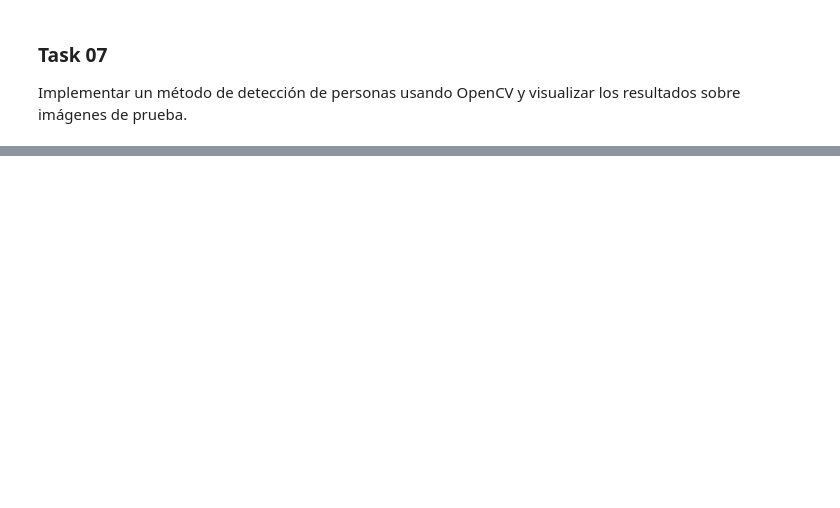
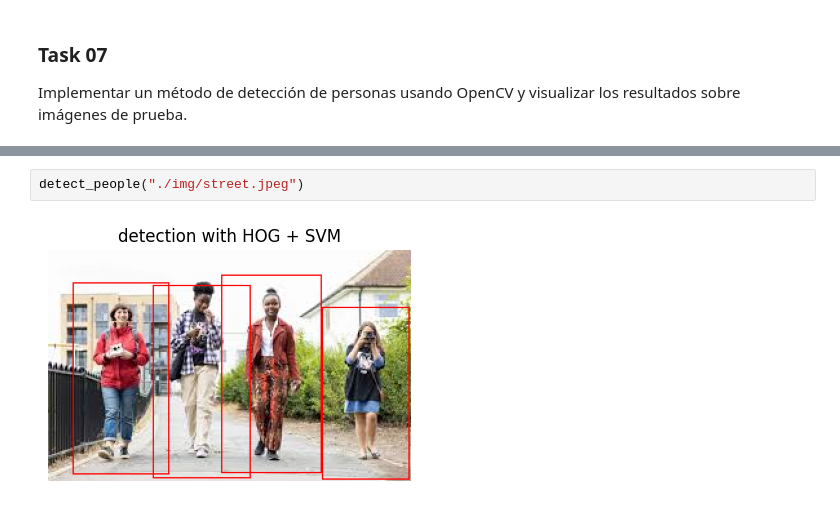
Before and after one commit to MelissaPerez09/Lab03-CC3102, a Jupyter notebook: src/lab03.ipynb, the cells around one changed output, grey strips where cells are left out. Cells and saved outputs as stored; diff of their text form; blank space fills up the shorter version.

```diff
--- a/src/lab03.ipynb
+++ b/src/lab03.ipynb
@@ -327,0 +354,4 @@ Implementar un método de detección de personas usando OpenCV y visualizar los
+# %%
+detect_people("./img/street.jpeg")
+# %% [output]
+[figure, added]
```
Also changed, not shown: parts of 9 cells of this notebook, 2 other files.
